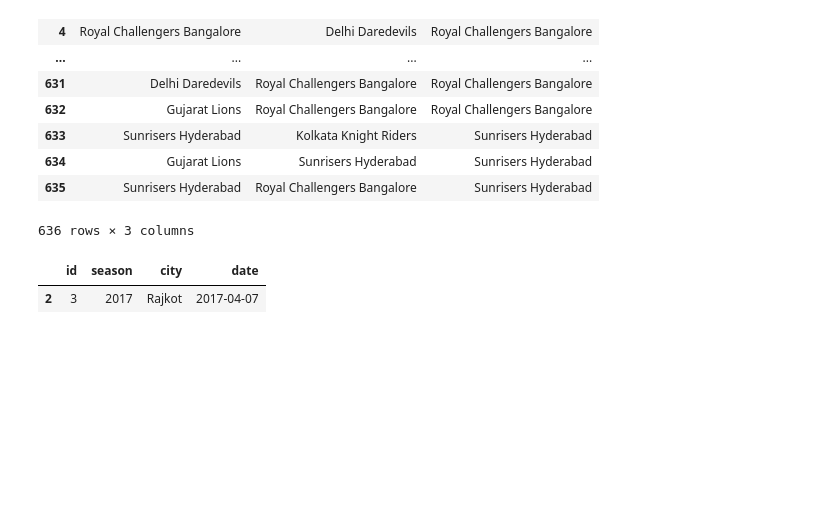
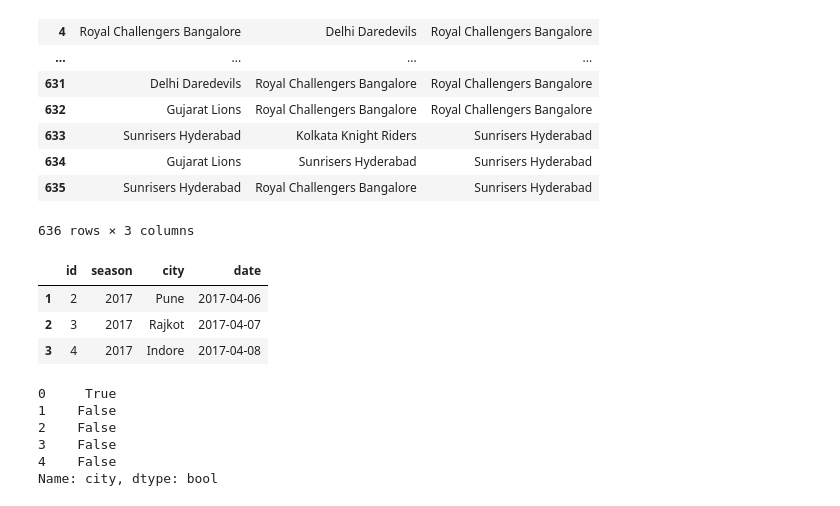
Before and after one commit to sagarkumarmishra/IPL-DATA-ANALYSIS, a Jupyter notebook: IPL_data_analysis.ipynb, the cells around one changed output. Saved outputs shown, nothing was run; the diff lists cells and outputs as text; code cells hidden in the pictures; blank space fills up the shorter version.

```diff
--- a/IPL_data_analysis.ipynb
+++ b/IPL_data_analysis.ipynb
@@ -136,7 +137,19 @@ data.iloc[:,[4,5,10]]
 | 635 | Sunrisers Hyderabad | Royal Challengers Bangalore | Sunrisers Hyderabad |
 636 rows × 3 columns
 # %%
-data.iloc[[2],:4]
+data.iloc[[1,2,3],:4]
 # %% [output]
 |  | id | season | city | date |
+| 1 | 2 | 2017 | Pune | 2017-04-06 |
 | 2 | 3 | 2017 | Rajkot | 2017-04-07 |
+| 3 | 4 | 2017 | Indore | 2017-04-08 |
+# %%
+mask = data['city'] =='Hyderabad'
+mask.head()
+# %% [output]
+0     True
+1    False
+2    False
+3    False
+4    False
+Name: city, dtype: bool
```
Also changed, not shown: parts of 14 cells of this notebook.
